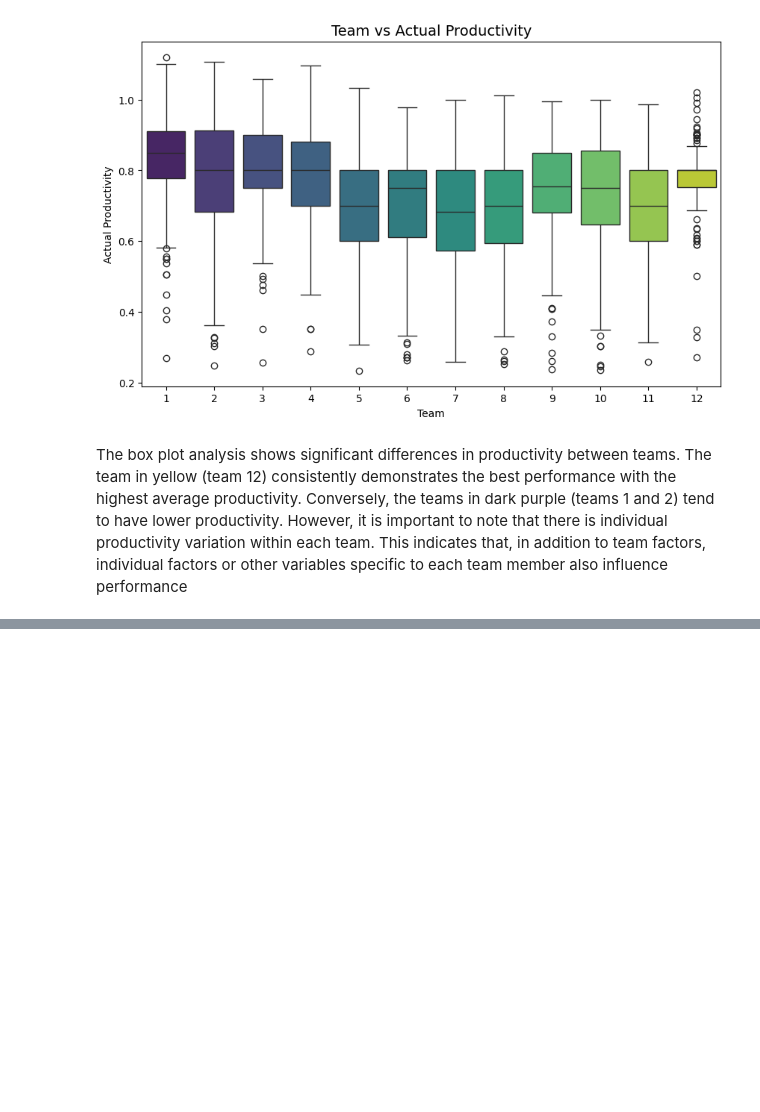
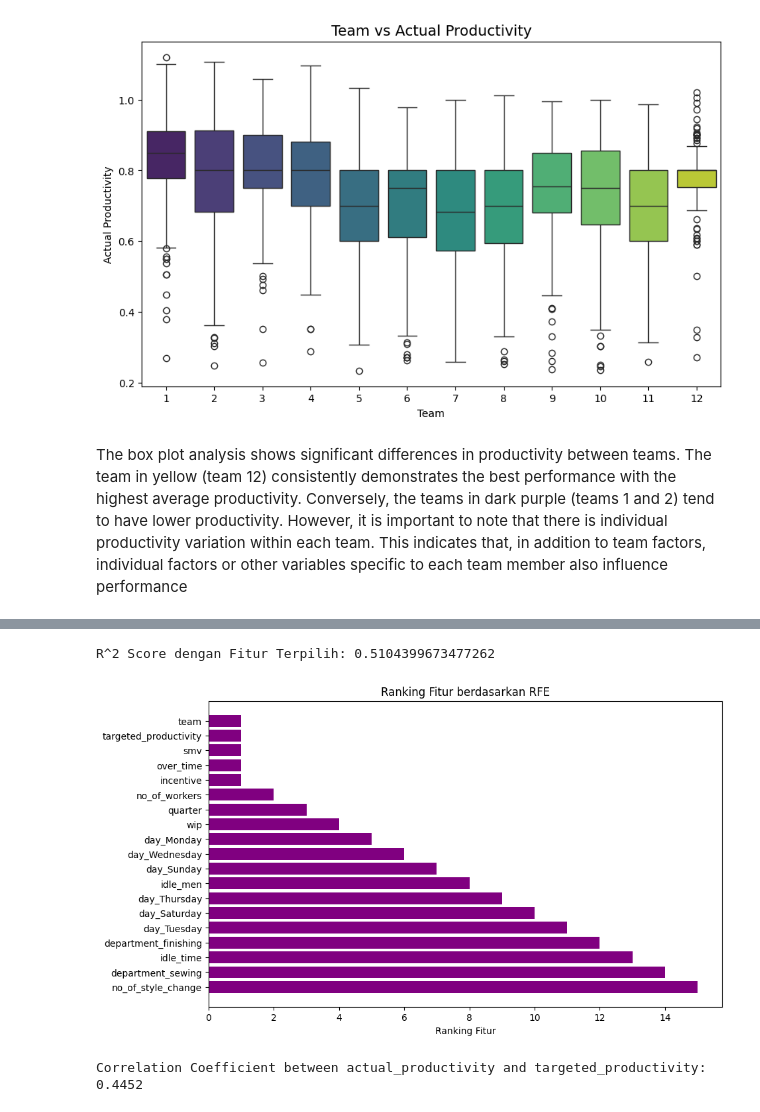
Before and after one commit to bagassarendra/GarmentWorkerProductivity-CapstoneProject, a Jupyter notebook: CapstoneProject.ipynb, the cells around one changed output, grey strips where cells are left out. Cells and saved outputs as stored; diff of their text form; code cells hidden in the pictures; blank space fills up the shorter version.

```diff
--- a/CapstoneProject.ipynb
+++ b/CapstoneProject.ipynb
@@ -440,0 +608,9 @@ The box plot analysis shows significant differences in productivity between team
+# %%
+X = data.drop(columns=['actual_productivity'])
+y = data['actual_productivity']
+
+X_train, X_test, y_train, y_test = train_test_split(X, y, test_size=0.2, random_state=42)
+# %%
+model = RandomForestRegressor(random_state=42)
+rfe = RFE(estimator=model, n_features_to_select=5)
+rfe.fit(X_train, y_train)
@@ -440,0 +646,29 @@ The box plot analysis shows significant differences in productivity between team
+# %%
+X_train_selected = X_train[selected_features]
+X_test_selected = X_test[selected_features]
+model.fit(X_train_selected, y_train)
+
+score = model.score(X_test_selected, y_test)
+print("\nR^2 Score dengan Fitur Terpilih:", score)
+# %% [output]
+R^2 Score dengan Fitur Terpilih: 0.5104399673477262
+# %%
+ranking = rfe.ranking_
+features = X_train.columns
+
+sorted_idx = np.argsort(ranking)
+
+plt.figure(figsize=(10, 6))
+plt.barh(features[sorted_idx], ranking[sorted_idx], color='purple')
+plt.xlabel('Ranking Fitur')
+plt.title('Ranking Fitur berdasarkan RFE')
+plt.gca().invert_yaxis()
+plt.show()
+# %% [output]
+[figure, added]
+# %%
+correlation_matrix = data[['actual_productivity', 'targeted_productivity']].corr()
+correlation_coefficient = correlation_matrix.loc['actual_productivity', 'targeted_productivity']
+print(f"Correlation Coefficient between actual_productivity and targeted_productivity: {correlation_coefficient:.4f}")
+# %% [output]
+Correlation Coefficient between actual_productivity and targeted_productivity: 0.4452
```
Also changed, not shown: parts of 24 cells of this notebook.
